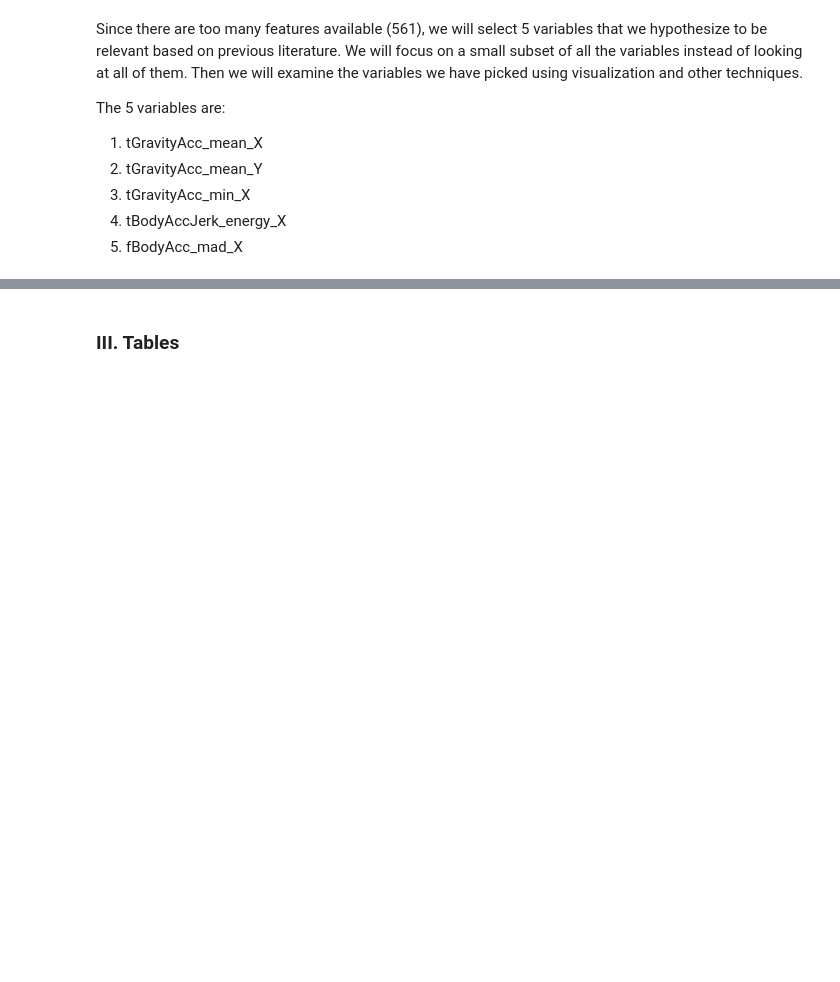
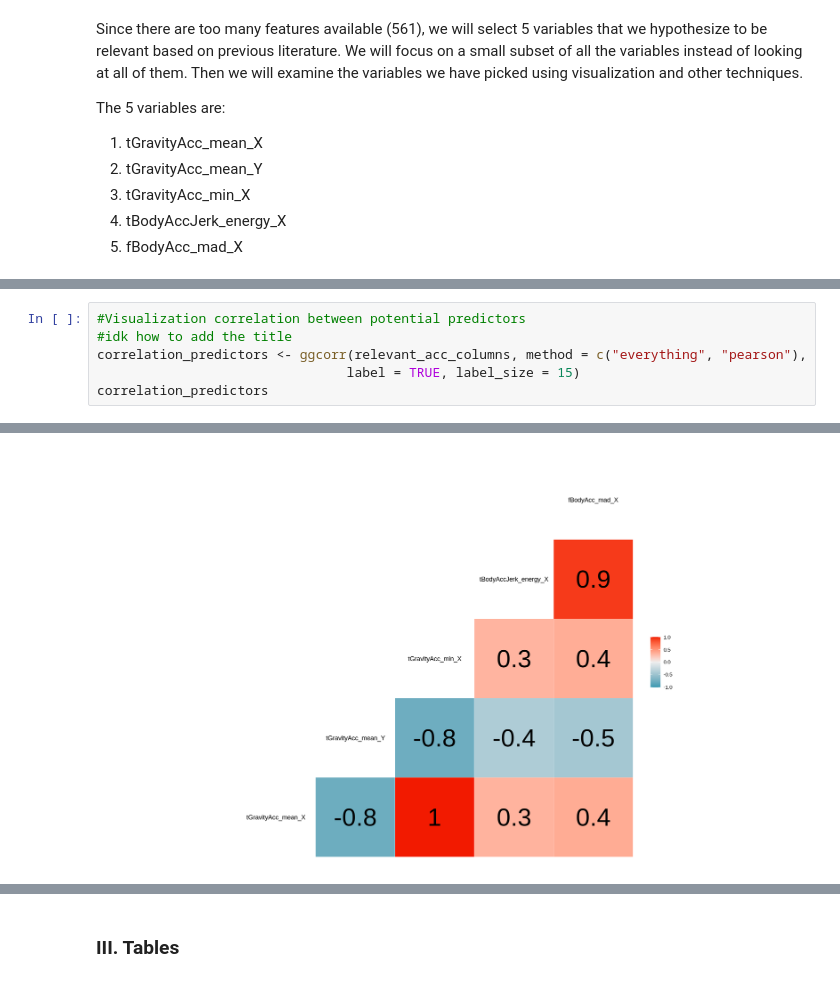
Before and after one commit to eleahj/dsci_project, a Jupyter notebook: human_activities.ipynb, the cells around one changed output, grey strips where cells are left out. Cells and saved outputs as stored; diff of their text form; blank space fills up the shorter version.

```diff
--- a/human_activities.ipynb
+++ b/human_activities.ipynb
@@ -233,0 +271,7 @@ The 5 variables are:
+# %%
+#Visualization correlation between potential predictors
+#idk how to add the title
+correlation_predictors <- ggcorr(relevant_acc_columns, method = c("everything", "pearson"),
+                                label = TRUE, label_size = 15)
+correlation_predictors
+# %% [output]
@@ -233,0 +280 @@ The 5 variables are:
+[figure, added]
```
Also changed, not shown: parts of 12 cells of this notebook.
